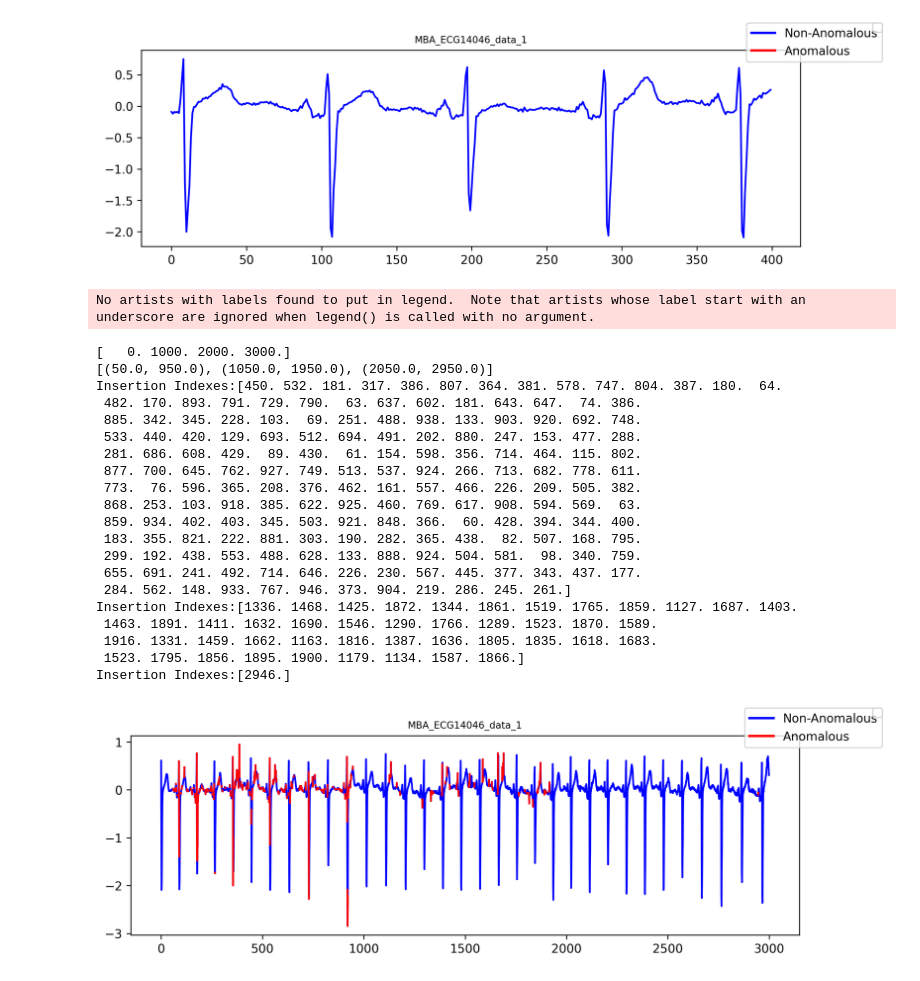
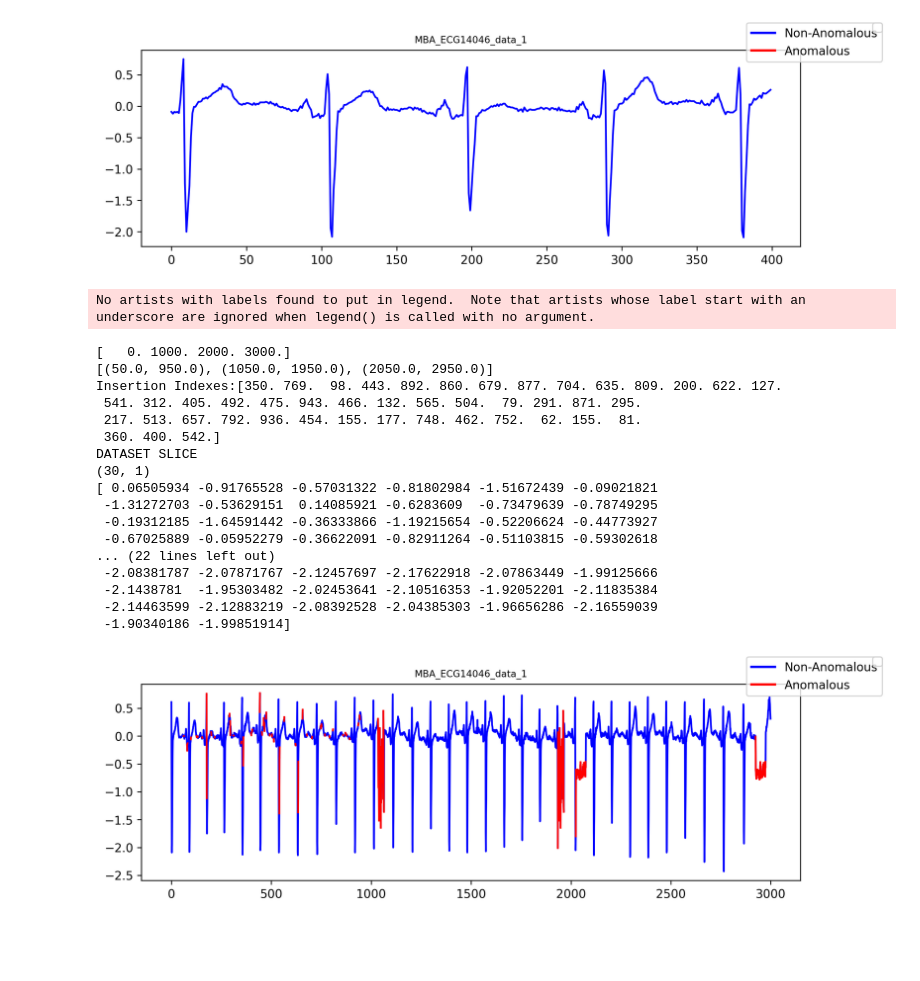
Before and after one commit to mac-dsl/AnomalyDriftDetection, a Jupyter notebook: util/interval_demo.ipynb, the cells around one changed output. Drawn from its saved outputs; the diff is of its cells as text; code cells hidden in the pictures; blank space fills up the shorter version.

Commit message:
fixed plotting bug

```diff
--- a/util/interval_demo.ipynb
+++ b/util/interval_demo.ipynb
@@ -31,8 +35,8 @@ No artists with labels found to put in legend.  Note that artists whose label st
 ECGtestanomalies = createAnomalyIntervals(ECGtest)
 # %%
 # creating point anomaly module with uniform distribution of values
-pDistAnom1 = PointAnomaly(0.20, distribution='uniform', num_values=100, lowerbound=-1, upperbound=1)
+pDistAnom1 = PointAnomaly(0.05, distribution='uniform', num_values=100, lowerbound=-1, upperbound=1)
 # creating point anomaly module with gaussian distribution of values
-pDistAnom2 = PointAnomaly(0.05, distribution='gaussian', mu=0.7, std=0.9, num_values=20)
+pDistAnom2 = PointAnomaly(0.05, distribution='gaussian', mu=1, std=0.5, num_values=20)
 # creating point anomaly module with skew distribution of values
 pDistAnom3 = PointAnomaly(0.002, distribution='skew', upperbound=2, skew=0.1)
@@ -39,32 +49,35 @@ pDistAnom3 = PointAnomaly(0.002, distribution='skew', upperbound=2, skew=0.1)
+# %%
+pSeqAnom1 = SequentialAnomaly(0.10, 0.3, 3, length=15)
+
+pSeqAnom2 = SequentialAnomaly(0.05, 0.5,1, length=30)
+
+pSeqAnom3 = SequentialAnomaly(0.1, 0.1,1, length=50)
 # %%
 #IMPORTANT NOTE: gap size cannot exceed 1/2 interval size (no anomalies will be injected as interval size will be nonexistent)
 ECGtestanomalies.create_intervals(3,100)
 # add drift modules here corresponding to intervals
-ECGtestanomalies.add_anomalies(pDistAnom1, pDistAnom2, pDistAnom3)
+ECGtestanomalies.add_anomalies(pDistAnom1, pSeqAnom2, pSeqAnom3)
 ECGtest.plot()
 # %% [output]
 No artists with labels found to put in legend.  Note that artists whose label start with an underscore are ignored when legend() is called with no argument.
 [   0. 1000. 2000. 3000.]
 [(50.0, 950.0), (1050.0, 1950.0), (2050.0, 2950.0)]
-Insertion Indexes:[450. 532. 181. 317. 386. 807. 364. 381. 578. 747. 804. 387. 180.  64.
- 482. 170. 893. 791. 729. 790.  63. 637. 602. 181. 643. 647.  74. 386.
- 885. 342. 345. 228. 103.  69. 251. 488. 938. 133. 903. 920. 692. 748.
- 533. 440. 420. 129. 693. 512. 694. 491. 202. 880. 247. 153. 477. 288.
- 281. 686. 608. 429.  89. 430.  61. 154. 598. 356. 714. 464. 115. 802.
- 877. 700. 645. 762. 927. 749. 513. 537. 924. 266. 713. 682. 778. 611.
- 773.  76. 596. 365. 208. 376. 462. 161. 557. 466. 226. 209. 505. 382.
- 868. 253. 103. 918. 385. 622. 925. 460. 769. 617. 908. 594. 569.  63.
- 859. 934. 402. 403. 345. 503. 921. 848. 366.  60. 428. 394. 344. 400.
- 183. 355. 821. 222. 881. 303. 190. 282. 365. 438.  82. 507. 168. 795.
- 299. 192. 438. 553. 488. 628. 133. 888. 924. 504. 581.  98. 340. 759.
- 655. 691. 241. 492. 714. 646. 226. 230. 567. 445. 377. 343. 437. 177.
- 284. 562. 148. 933. 767. 946. 373. 904. 219. 286. 245. 261.]
-Insertion Indexes:[1336. 1468. 1425. 1872. 1344. 1861. 1519. 1765. 1859. 1127. 1687. 1403.
- 1463. 1891. 1411. 1632. 1690. 1546. 1290. 1766. 1289. 1523. 1870. 1589.
- 1916. 1331. 1459. 1662. 1163. 1816. 1387. 1636. 1805. 1835. 1618. 1683.
- 1523. 1795. 1856. 1895. 1900. 1179. 1134. 1587. 1866.]
-Insertion Indexes:[2946.]
+Insertion Indexes:[350. 769.  98. 443. 892. 860. 679. 877. 704. 635. 809. 200. 622. 127.
+ 541. 312. 405. 492. 475. 943. 466. 132. 565. 504.  79. 291. 871. 295.
+ 217. 513. 657. 792. 936. 454. 155. 177. 748. 462. 752.  62. 155.  81.
+ 360. 400. 542.]
+DATASET SLICE
+(30, 1)
+[ 0.06505934 -0.91765528 -0.57031322 -0.81802984 -1.51672439 -0.09021821
+ -1.31272703 -0.53629151  0.14085921 -0.6283609  -0.73479639 -0.78749295
+ -0.19312185 -1.64591442 -0.36333866 -1.19215654 -0.52206624 -0.44773927
+ -0.67025889 -0.05952279 -0.36622091 -0.82911264 -0.51103815 -0.59302618
+... (22 lines left out)
+ -2.08381787 -2.07871767 -2.12457697 -2.17622918 -2.07863449 -1.99125666
+ -2.1438781  -1.95303482 -2.02453641 -2.10516353 -1.92052201 -2.11835384
+ -2.14463599 -2.12883219 -2.08392528 -2.04385303 -1.96656286 -2.16559039
+ -1.90340186 -1.99851914]
-[figure, old version]
+[figure, new version]
 # %%
 print(ECGtest.anomaly_labels[1891])
 print(ECGtest.anomaly_intervals)
```
Also changed, not shown: parts of 4 cells of this notebook, 2 other files.
